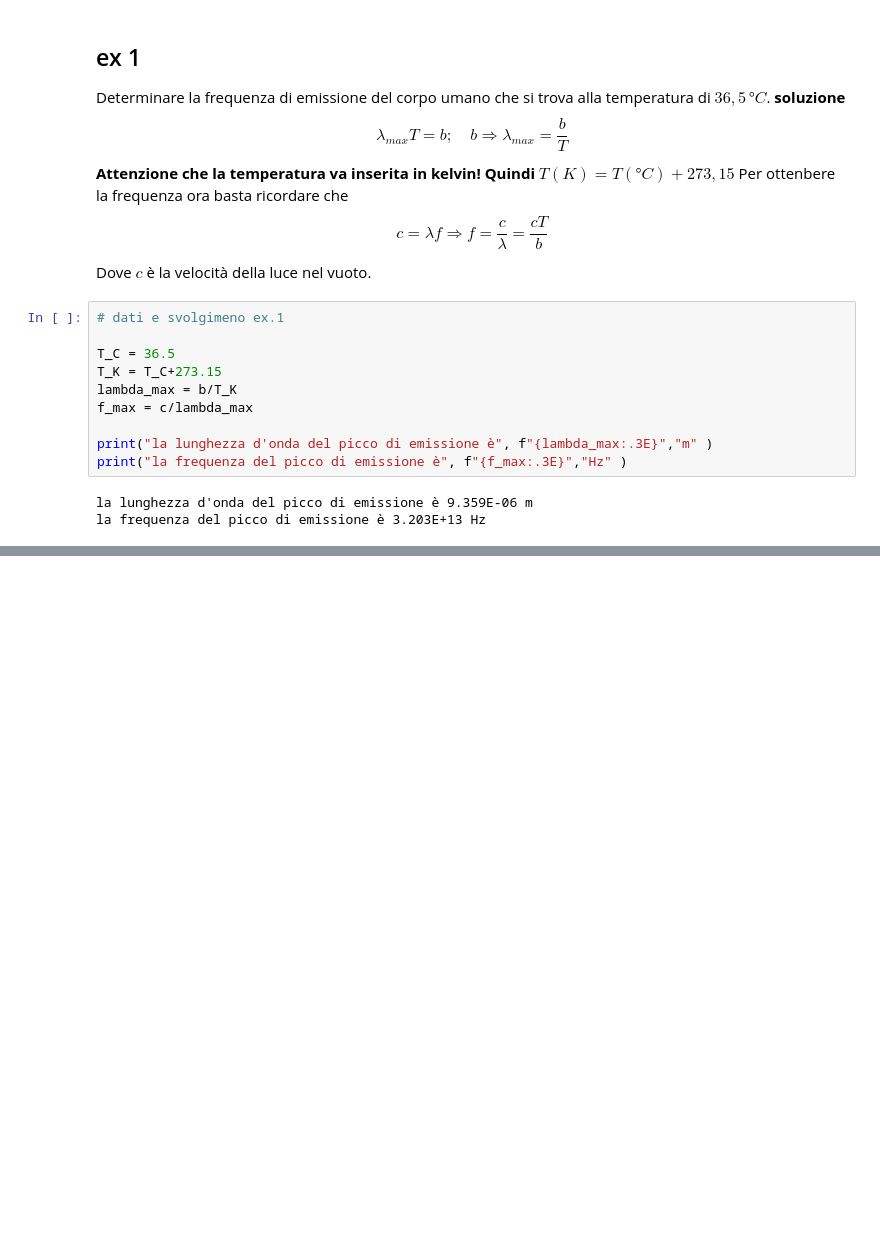
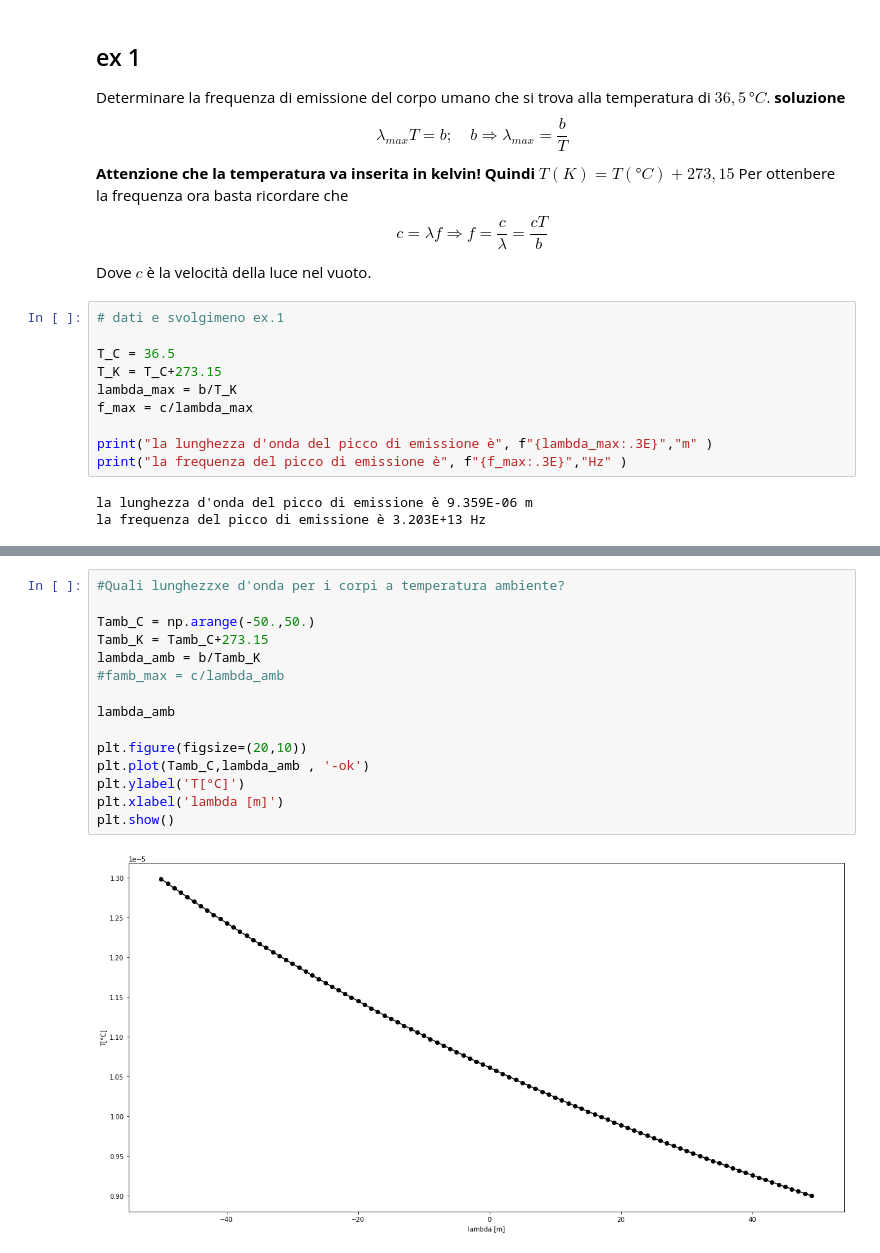
Before and after one commit to massimobosetti/Physics, a Jupyter notebook: 5.3_Crisi_della_fisica_classica/5.3.4_Il_corpo_nero,_l'ipotesi_di_Planck/5.3.6.1_Legge_di_Wien_e_applicazioni.ipynb, the cells around one changed output, grey strips where cells are left out. Cells and saved outputs as stored; diff of their text form; blank space fills up the shorter version.

```diff
--- a/5.3_Crisi_della_fisica_classica/5.3.4_Il_corpo_nero,_l'ipotesi_di_Planck/5.3.6.1_Legge_di_Wien_e_applicazioni.ipynb
+++ b/5.3_Crisi_della_fisica_classica/5.3.4_Il_corpo_nero,_l'ipotesi_di_Planck/5.3.6.1_Legge_di_Wien_e_applicazioni.ipynb
@@ -58,0 +126,17 @@ la frequenza del picco di emissione è 3.203E+13 Hz
+# %%
+#Quali lunghezzxe d'onda per i corpi a temperatura ambiente?
+
+Tamb_C = np.arange(-50.,50.)
+Tamb_K = Tamb_C+273.15
+lambda_amb = b/Tamb_K
+#famb_max = c/lambda_amb
+
+lambda_amb
+
+plt.figure(figsize=(20,10))
+plt.plot(Tamb_C,lambda_amb , '-ok')
+plt.ylabel('T[°C]')
+plt.xlabel('lambda [m]')
+plt.show()
+# %% [output]
+[figure, added]
```
Also changed, not shown: parts of 6 cells of this notebook, 4 other files.
